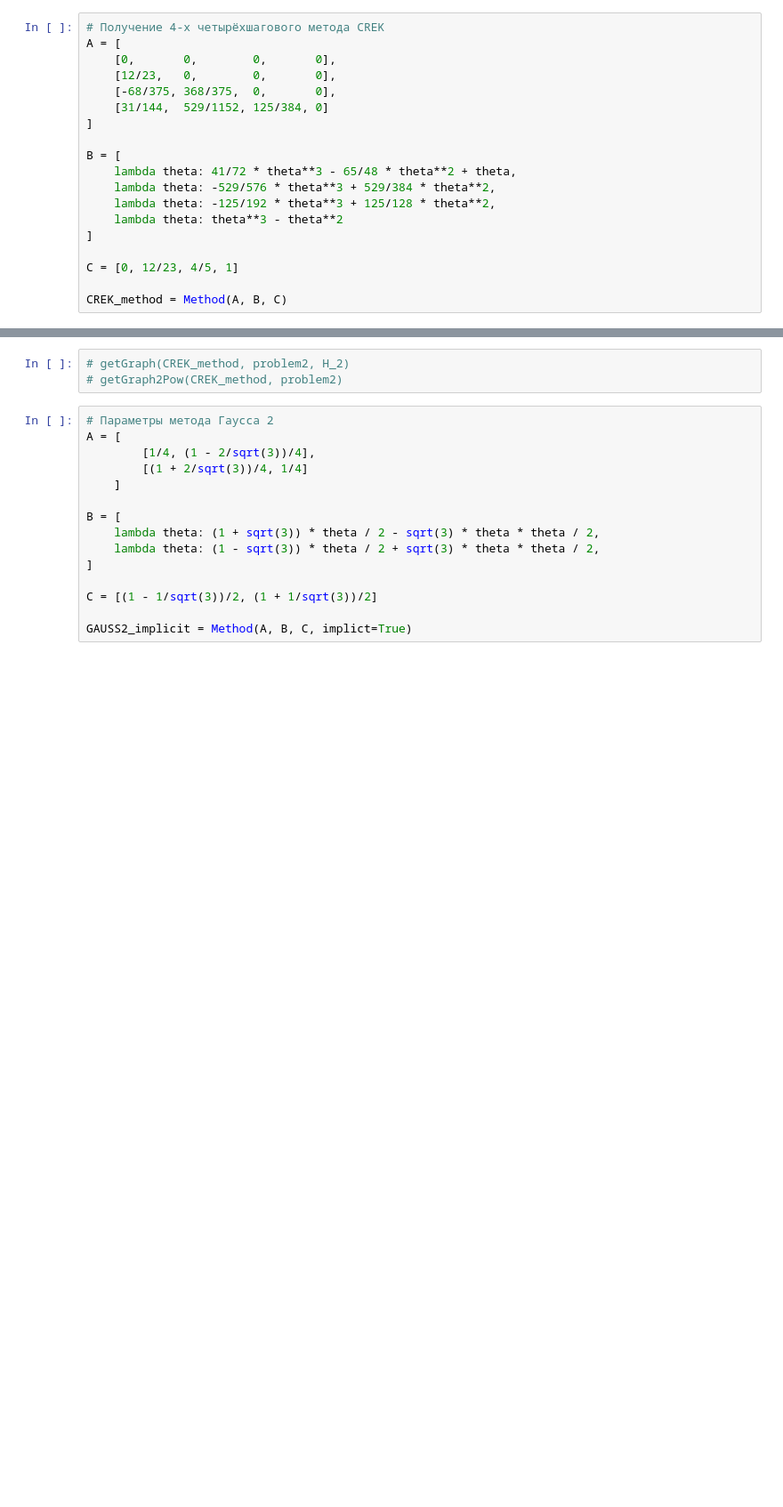
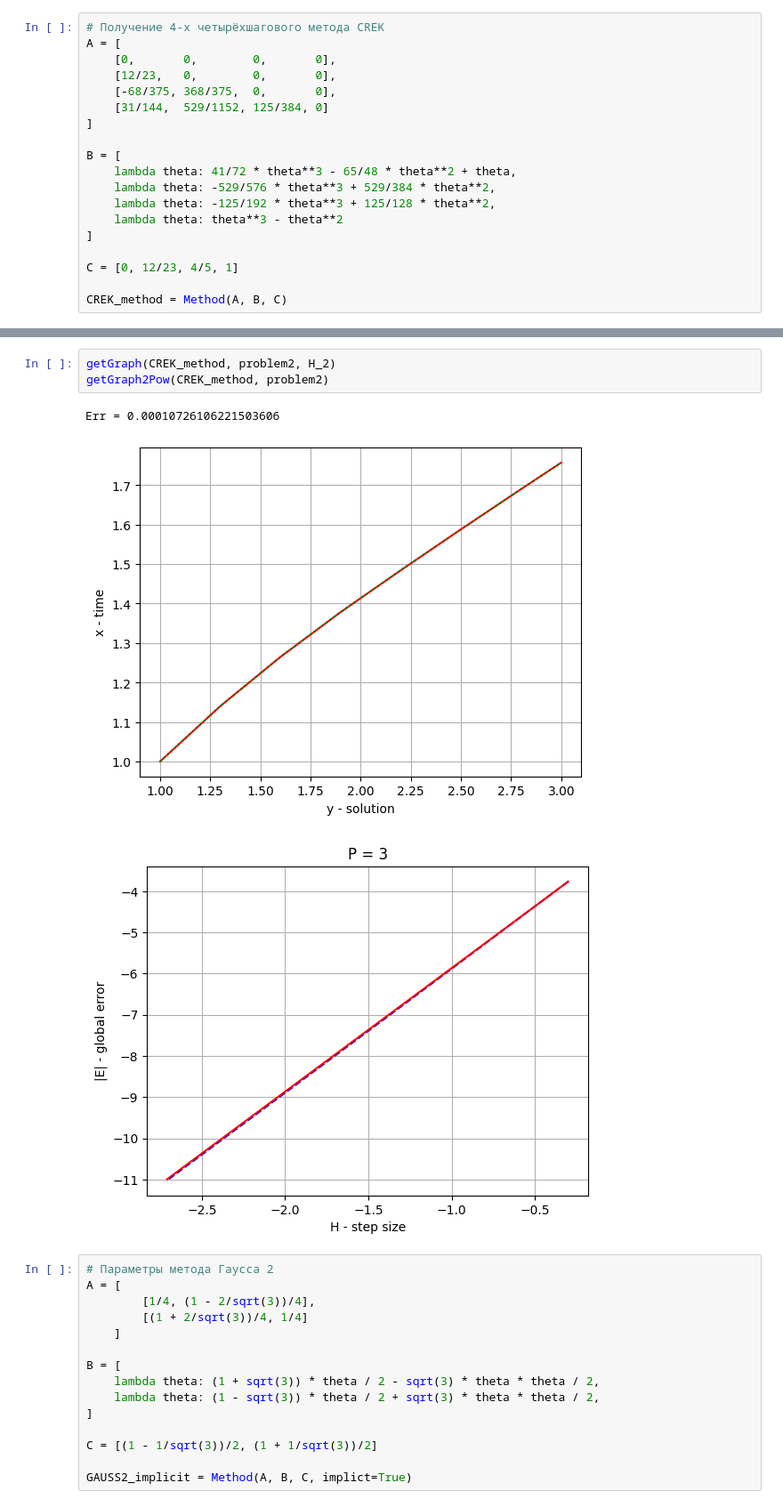
Before and after one commit to LilTenImat/colloss, a Jupyter notebook: colloss2.ipynb, the cells around one changed output, grey strips where cells are left out. Shown at 89% size. Saved outputs shown, nothing was run; the diff lists cells and outputs as text; blank space fills up the shorter version.

```diff
--- a/colloss2.ipynb
+++ b/colloss2.ipynb
@@ -261,6 +269,10 @@ CREK_method = Method(A, B, C)
 # %%
-# getGraph(CREK_method, problem2, H_2)
-# getGraph2Pow(CREK_method, problem2)
+getGraph(CREK_method, problem2, H_2)
+getGraph2Pow(CREK_method, problem2)
+# %% [output]
+Err = 0.00010726106221503606
+[figure, added]
+[figure, added]
 # %%
 # Параметры метода Гаусса 2
 A = [
```
Also changed, not shown: parts of 14 cells of this notebook.
